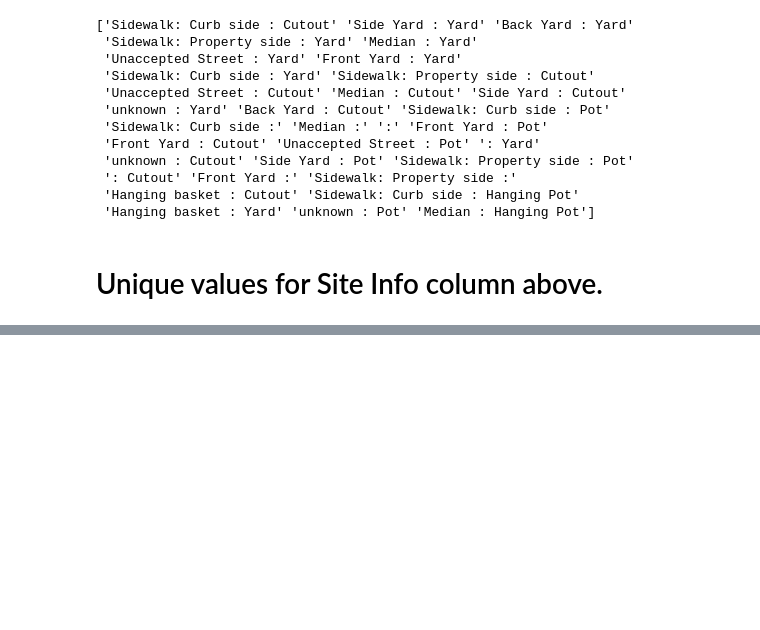
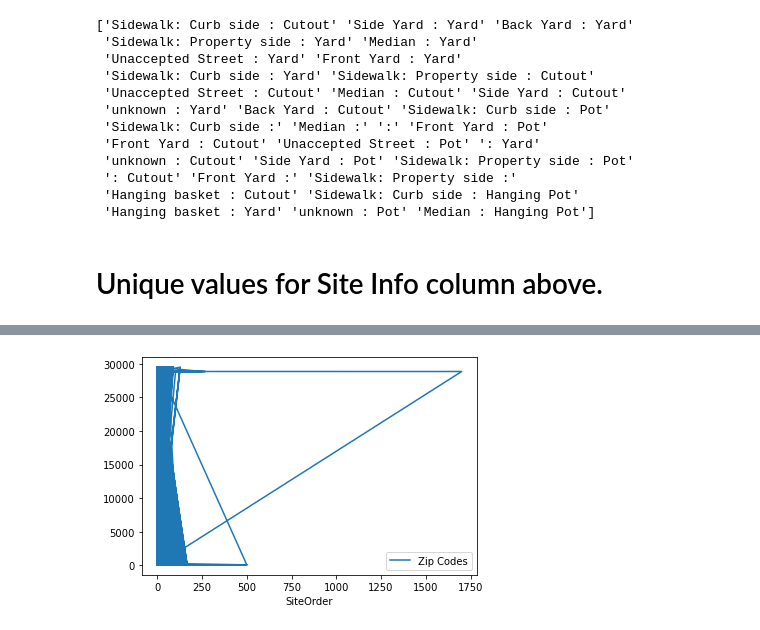
Before and after one commit to kimbaqueen/jupyter_trees, a Jupyter notebook: Jupyter_trees.ipynb, the cells around one changed output, grey strips where cells are left out. Saved outputs shown, nothing was run; the diff lists cells and outputs as text; code cells hidden in the pictures; blank space fills up the shorter version.

```diff
--- a/Jupyter_trees.ipynb
+++ b/Jupyter_trees.ipynb
@@ -138,0 +181,5 @@ print(df2)
+# %%
+data.plot(x="SiteOrder", y=["Zip Codes"])
+plt.show()
+# %% [output]
+[figure, added]
```
Also changed, not shown: parts of 16 cells of this notebook.
